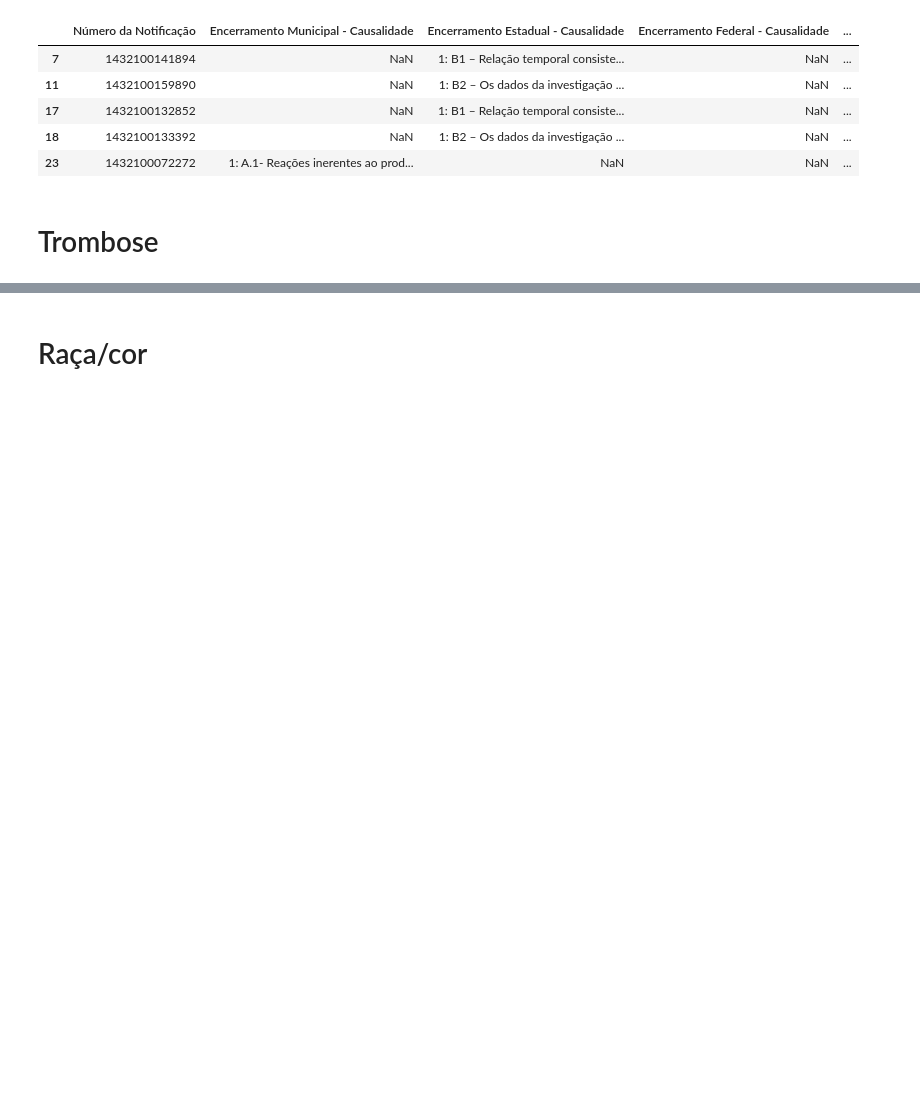
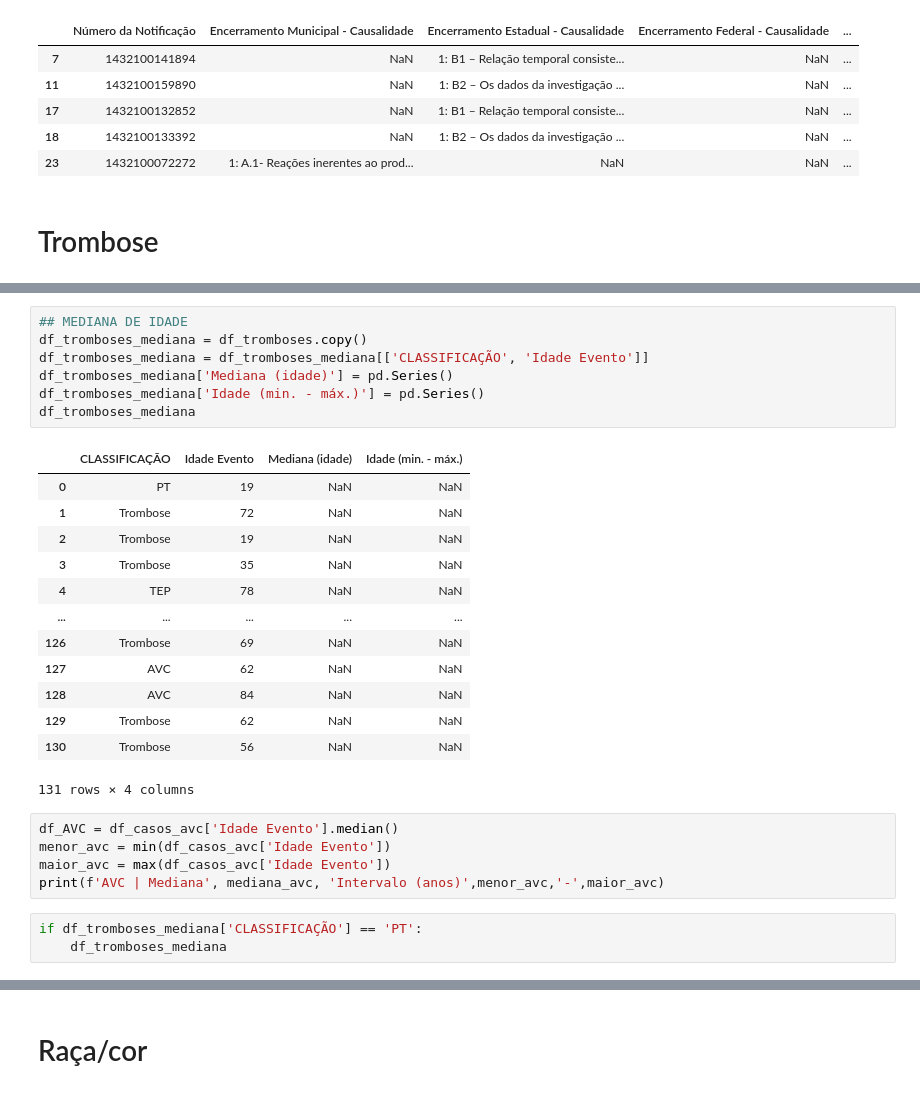
Before and after one commit to NatanaelKlein21/script-boletim-epidemiologico-01-de-2022, a Jupyter notebook: scrip_incidencia_geral_BE06.ipynb, the cells around one changed output, grey strips where cells are left out. Drawn from its saved outputs; the diff is of its cells as text; blank space fills up the shorter version.

```diff
--- a/scrip_incidencia_geral_BE06.ipynb
+++ b/scrip_incidencia_geral_BE06.ipynb
@@ -807,0 +870,29 @@ df_guillain_encerradas
+# %%
+## MEDIANA DE IDADE
+df_tromboses_mediana = df_tromboses.copy()
+df_tromboses_mediana = df_tromboses_mediana[['CLASSIFICAÇÃO', 'Idade Evento']]
+df_tromboses_mediana['Mediana (idade)'] = pd.Series()
+df_tromboses_mediana['Idade (min. - máx.)'] = pd.Series()
+df_tromboses_mediana
+# %% [output]
+|  | CLASSIFICAÇÃO | Idade Evento | Mediana (idade) | Idade (min. - máx.) |
+| 0 | PT | 19 | NaN | NaN |
+| 1 | Trombose | 72 | NaN | NaN |
+| 2 | Trombose | 19 | NaN | NaN |
+| 3 | Trombose | 35 | NaN | NaN |
+| 4 | TEP | 78 | NaN | NaN |
+| ... | ... | ... | ... | ... |
+| 126 | Trombose | 69 | NaN | NaN |
+| 127 | AVC | 62 | NaN | NaN |
+| 128 | AVC | 84 | NaN | NaN |
+| 129 | Trombose | 62 | NaN | NaN |
+| 130 | Trombose | 56 | NaN | NaN |
+131 rows × 4 columns
+# %%
+df_AVC = df_casos_avc['Idade Evento'].median()
+menor_avc = min(df_casos_avc['Idade Evento'])
+maior_avc = max(df_casos_avc['Idade Evento'])
+print(f'AVC | Mediana', mediana_avc, 'Intervalo (anos)',menor_avc,'-',maior_avc)
+# %%
+if df_tromboses_mediana['CLASSIFICAÇÃO'] == 'PT':
+    df_tromboses_mediana
```
Also changed, not shown: parts of 23 cells of this notebook, 1 other file.
